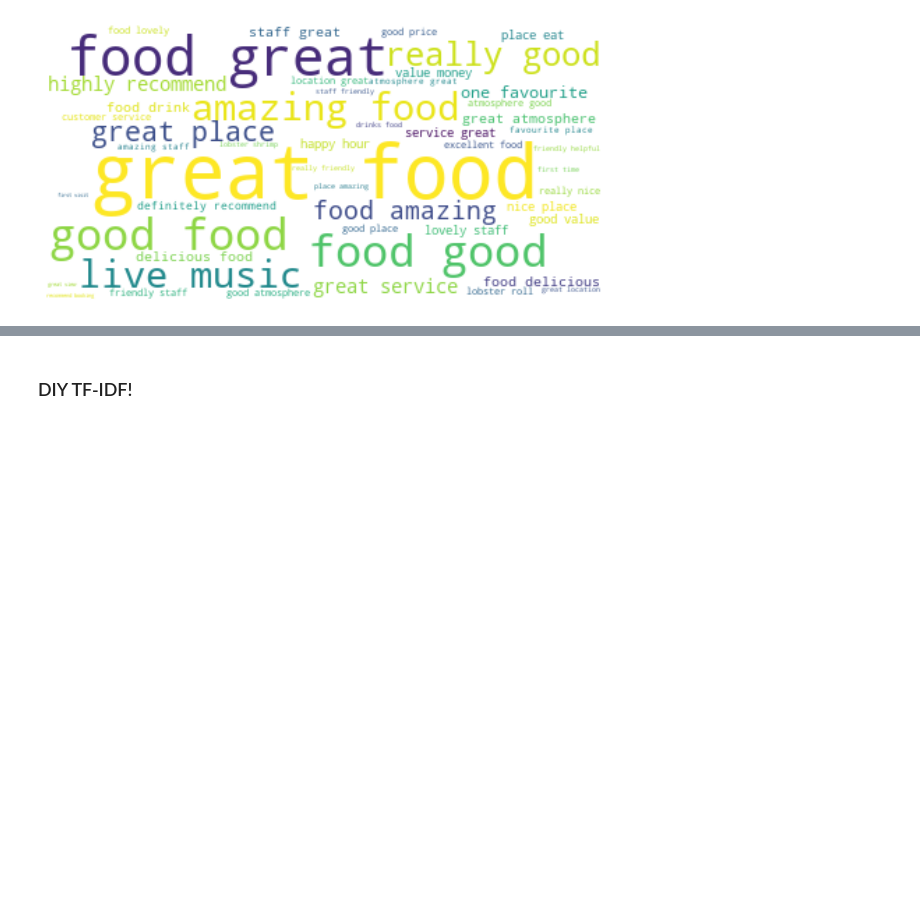
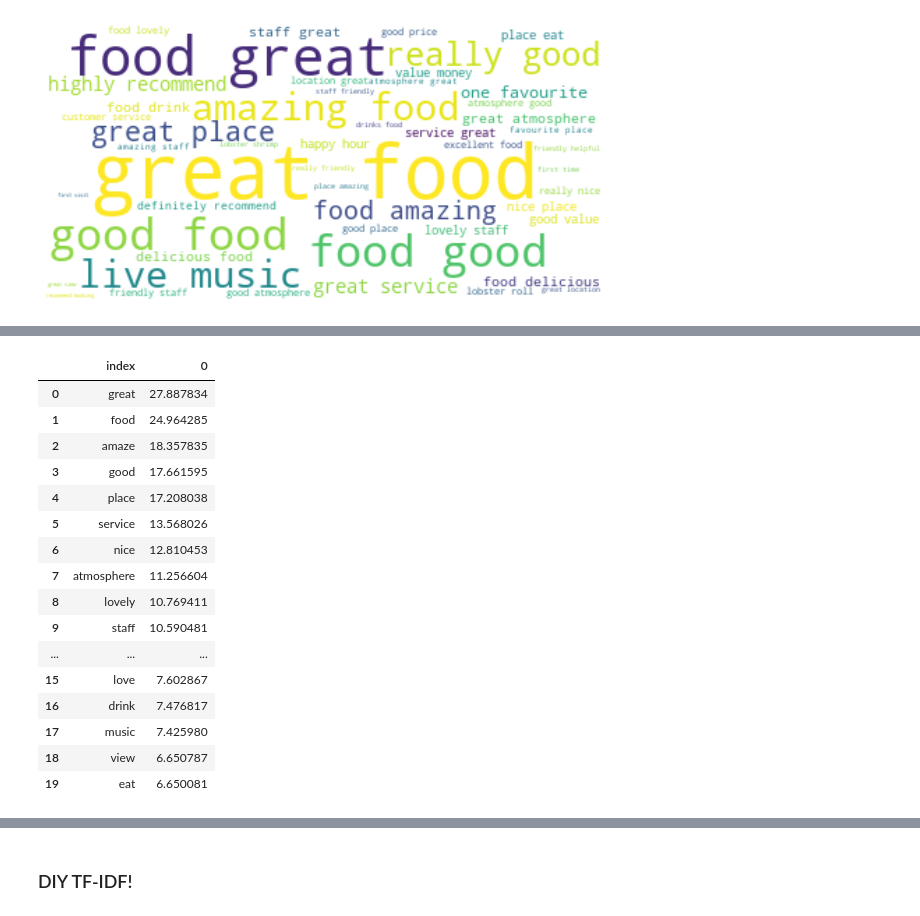
Before and after one commit to jack-cook-repo/reviews-tool, a Jupyter notebook: notebooks/Big Easy CW Reviews (Google cleaned data).ipynb, the cells around one changed output, grey strips where cells are left out. Drawn from its saved outputs; the diff is of its cells as text; code cells hidden in the pictures; blank space fills up the shorter version.

```diff
--- a/notebooks/Big Easy CW Reviews (Google cleaned data).ipynb
+++ b/notebooks/Big Easy CW Reviews (Google cleaned data).ipynb
@@ -180,0 +218,20 @@ plt.axis('off')
+# %%
+df_plot
+# %% [output]
+|  | index | 0 |
+| 0 | great | 27.887834 |
+| 1 | food | 24.964285 |
+| 2 | amaze | 18.357835 |
+| 3 | good | 17.661595 |
+| 4 | place | 17.208038 |
+| 5 | service | 13.568026 |
+| 6 | nice | 12.810453 |
+| 7 | atmosphere | 11.256604 |
+| 8 | lovely | 10.769411 |
+| 9 | staff | 10.590481 |
+| ... | ... | ... |
+| 15 | love | 7.602867 |
+| 16 | drink | 7.476817 |
+| 17 | music | 7.425980 |
+| 18 | view | 6.650787 |
+| 19 | eat | 6.650081 |
```
Also changed, not shown: parts of 16 cells of this notebook, 2 other files.
